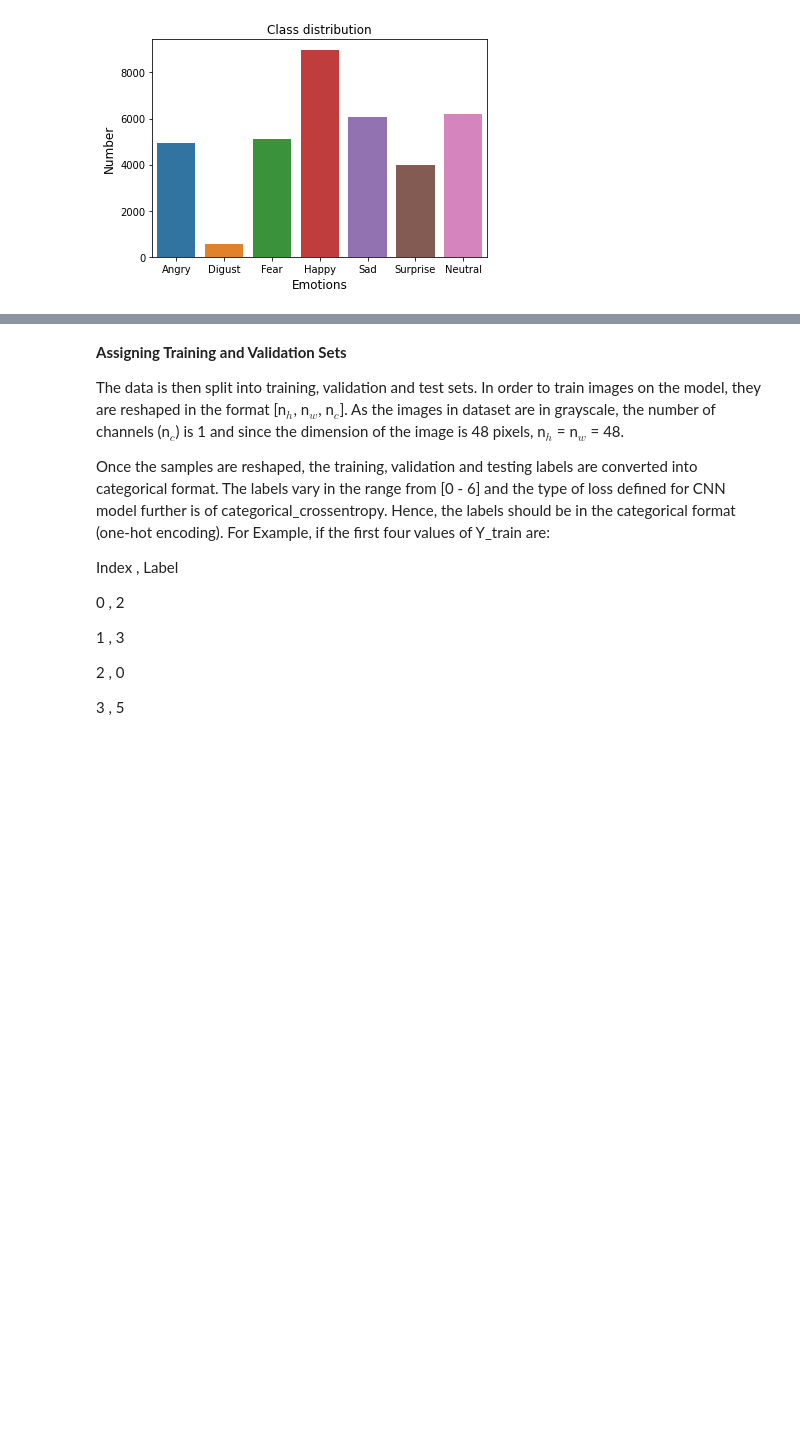
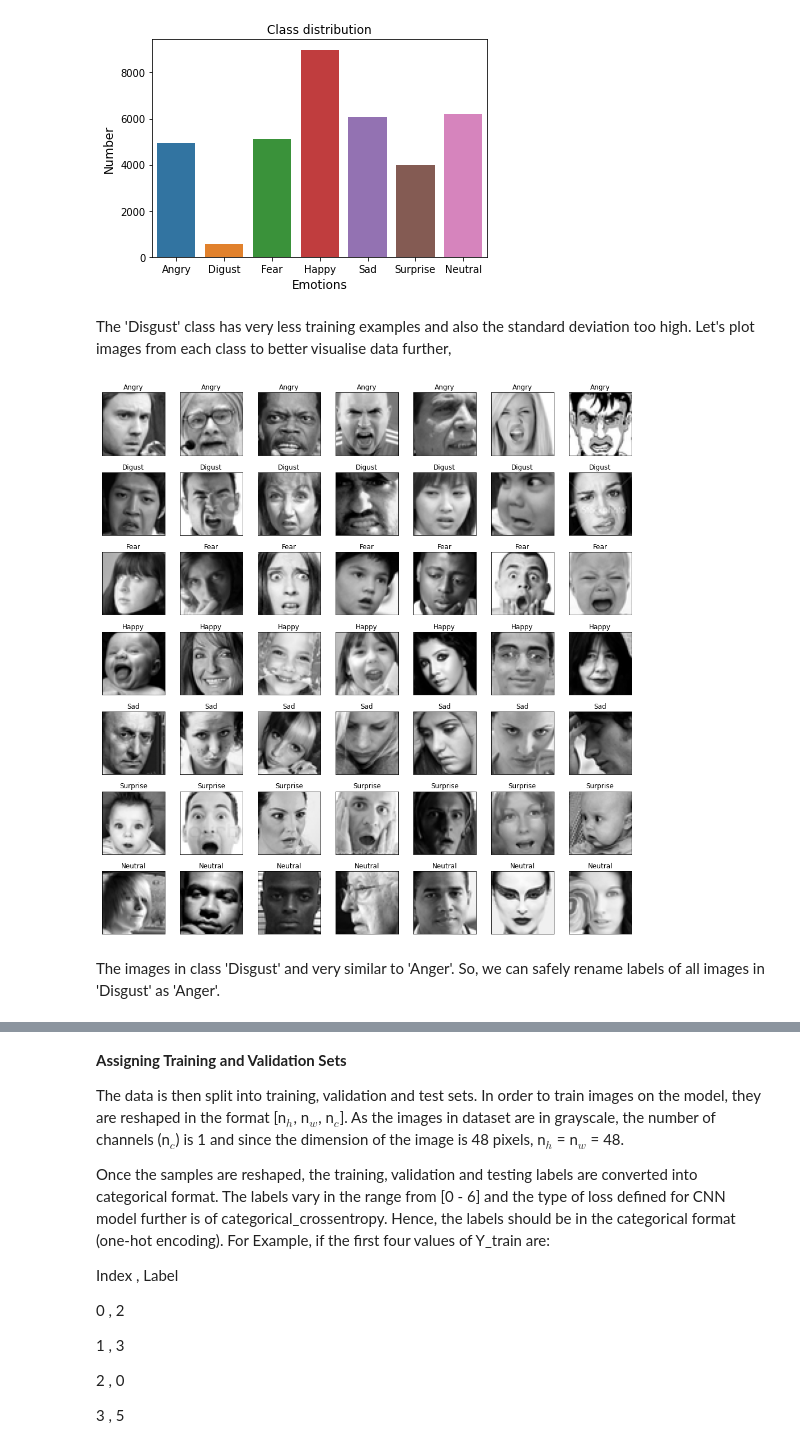
Before and after one commit to Rujuta08/Emotion-Recognition, a Jupyter notebook: Emotion_Recognition_Training.ipynb, the cells around one changed output, grey strips where cells are left out. Cells and saved outputs as stored; diff of their text form; code cells hidden in the pictures; blank space fills up the shorter version.

```diff
--- a/Emotion_Recognition_Training.ipynb
+++ b/Emotion_Recognition_Training.ipynb
@@ -98,3 +110,24 @@ plt.xlabel('Emotions', fontsize=12)
 plt.show()
 # %% [output]
 [figure]
+# %% [markdown]
+The 'Disgust' class has very less training examples and also the standard deviation too high. Let's plot images from each class to better visualise data further,
+# %%
+fig = plt.figure(1,(14,14))
+
+k = 0
+for label in sorted(emotion_data.emotion.unique()):
+  for j in range(7):
+    px = emotion_data[emotion_data.emotion == label].pixels.iloc[k]
+    px = np.array(px.split(' ')).reshape(48,48).astype('float32')
+    k += 1
+    ax = plt.subplot(7,7,k)
+    ax.imshow(px,cmap='gray')
+    ax.set_xticks([])
+    ax.set_yticks([])
+    ax.set_title(emotion_map[label])
+    plt.tight_layout()
+# %% [output]
+[figure, added]
+# %% [markdown]
+The images in class 'Disgust' and very similar to 'Anger'. So, we can safely rename labels of all images in 'Disgust' as 'Anger'.
```
Also changed, not shown: parts of 21 cells of this notebook, 10 other files.
